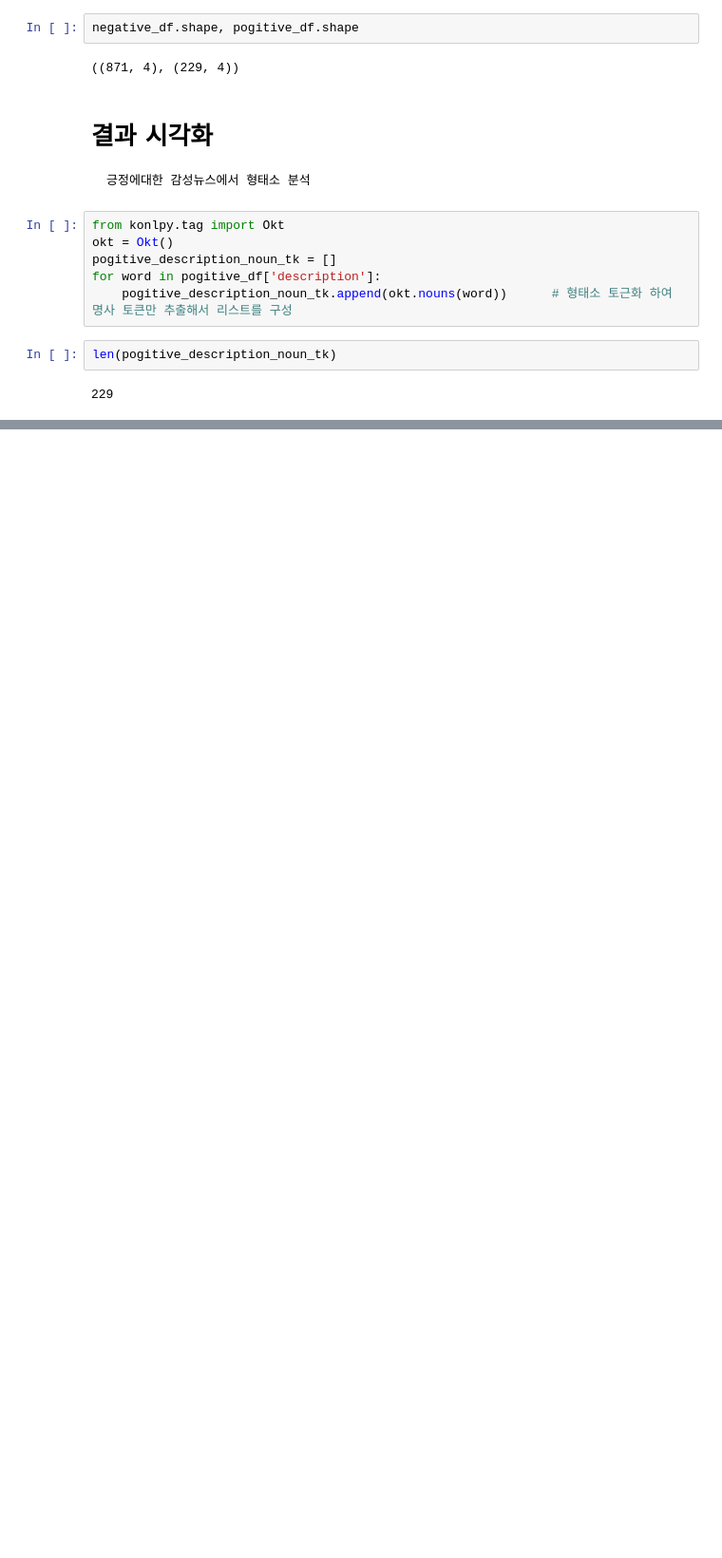
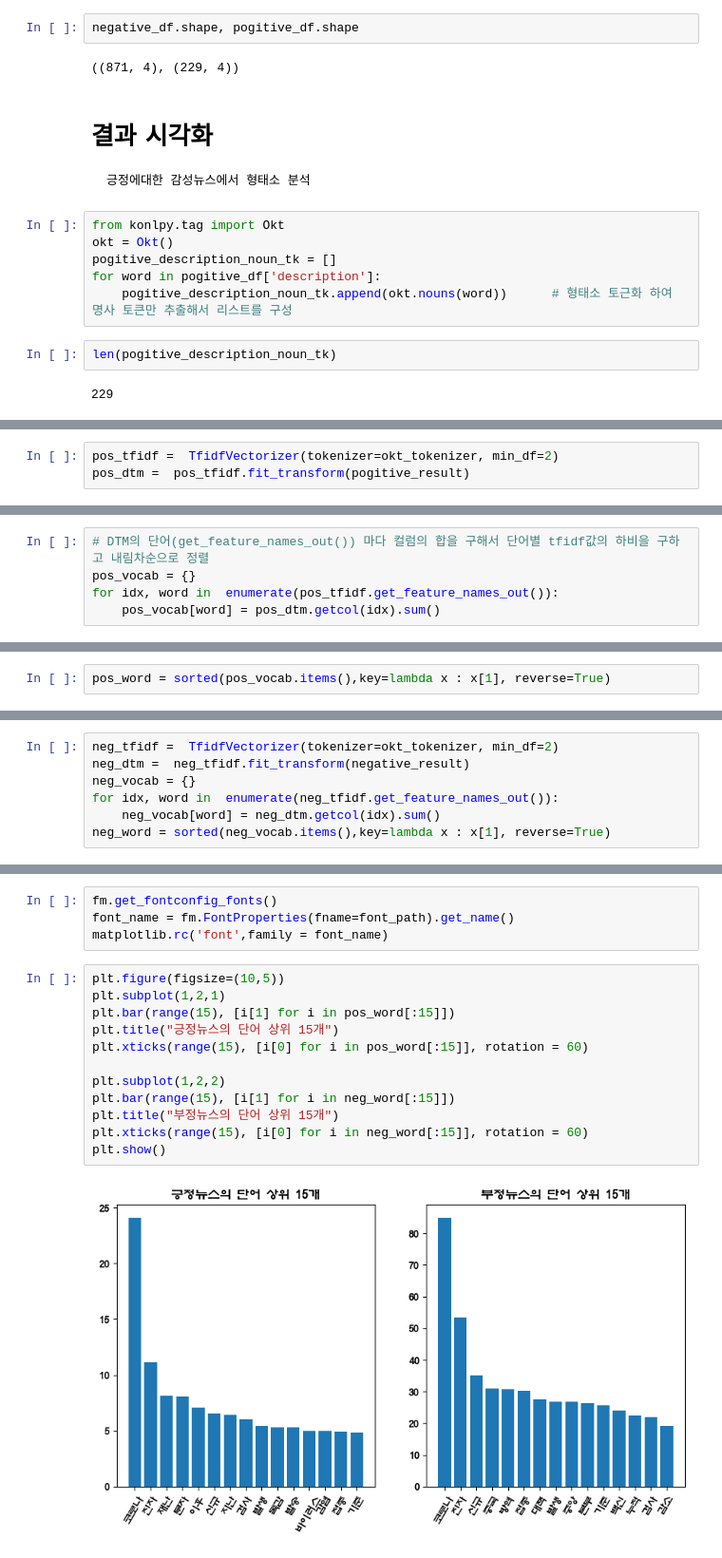
Before and after one commit to leekyuyoung20221226/python, a Jupyter notebook: 머신러닝2_11일차.ipynb, the cells around one changed output, grey strips where cells are left out. Shown at 95% size. Drawn from its saved outputs; the diff is of its cells as text; blank space fills up the shorter version.

```diff
--- a/머신러닝2_11일차.ipynb
+++ b/머신러닝2_11일차.ipynb
@@ -202,0 +274,3 @@ for listdata in pogitive_description_noun_tk:
+# %%
+pos_tfidf =  TfidfVectorizer(tokenizer=okt_tokenizer, min_df=2)
+pos_dtm =  pos_tfidf.fit_transform(pogitive_result)
@@ -202,0 +281,5 @@ for listdata in pogitive_description_noun_tk:
+# %%
+# DTM의 단어(get_feature_names_out()) 마다 컬럼의 합을 구해서 단어별 tfidf값의 하비을 구하고 내림차순으로 정렬
+pos_vocab = {}
+for idx, word in  enumerate(pos_tfidf.get_feature_names_out()):
+    pos_vocab[word] = pos_dtm.getcol(idx).sum()
@@ -202,0 +306,2 @@ for listdata in pogitive_description_noun_tk:
+# %%
+pos_word = sorted(pos_vocab.items(),key=lambda x : x[1], reverse=True)
@@ -202,0 +318,7 @@ for listdata in pogitive_description_noun_tk:
+# %%
+neg_tfidf =  TfidfVectorizer(tokenizer=okt_tokenizer, min_df=2)
+neg_dtm =  neg_tfidf.fit_transform(negative_result)
+neg_vocab = {}
+for idx, word in  enumerate(neg_tfidf.get_feature_names_out()):
+    neg_vocab[word] = neg_dtm.getcol(idx).sum()
+neg_word = sorted(neg_vocab.items(),key=lambda x : x[1], reverse=True)
@@ -202,0 +338,18 @@ for listdata in pogitive_description_noun_tk:
+# %%
+fm.get_fontconfig_fonts()
+font_name = fm.FontProperties(fname=font_path).get_name()
+matplotlib.rc('font',family = font_name)
+# %%
+plt.figure(figsize=(10,5))
+plt.subplot(1,2,1)
+plt.bar(range(15), [i[1] for i in pos_word[:15]])
+plt.title("긍정뉴스의 단어 상위 15개")
+plt.xticks(range(15), [i[0] for i in pos_word[:15]], rotation = 60)
+
+plt.subplot(1,2,2)
+plt.bar(range(15), [i[1] for i in neg_word[:15]])
+plt.title("부정뉴스의 단어 상위 15개")
+plt.xticks(range(15), [i[0] for i in neg_word[:15]], rotation = 60)
+plt.show()
+# %% [output]
+[figure, added]
```
Also changed, not shown: parts of 16 cells of this notebook.
